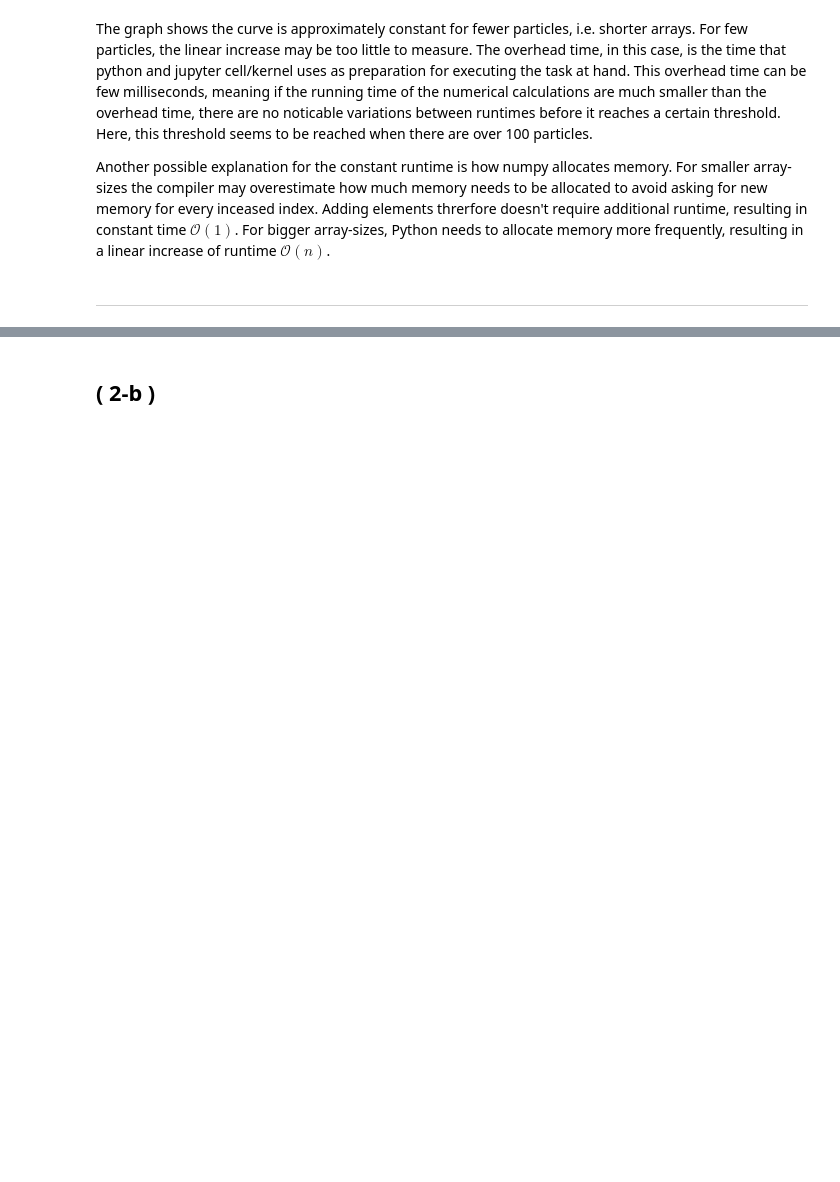
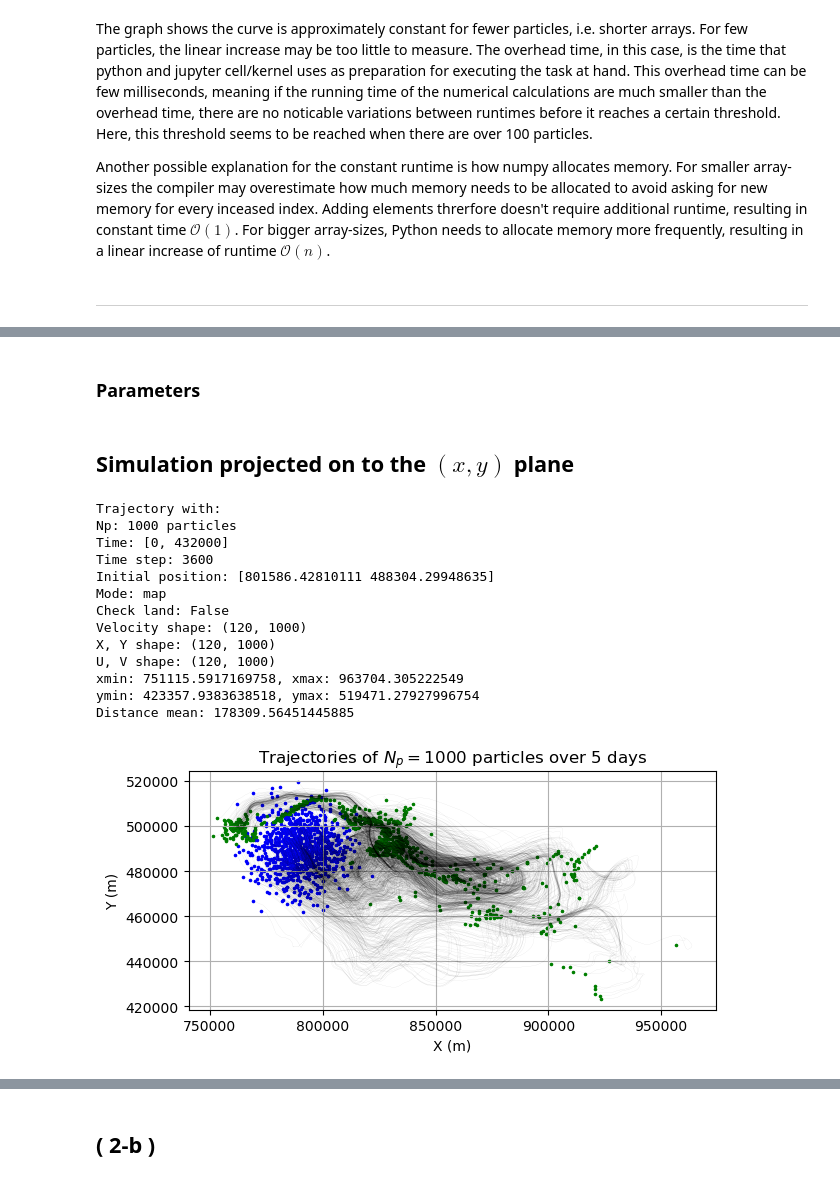
Before and after one commit to TrymSaether/Particle-transport-with-ocean-currents, a Jupyter notebook: eksempelkode.ipynb, the cells around one changed output, grey strips where cells are left out. Saved outputs shown, nothing was run; the diff lists cells and outputs as text; code cells hidden in the pictures; blank space fills up the shorter version.

```diff
--- a/eksempelkode.ipynb
+++ b/eksempelkode.ipynb
@@ -197,0 +145,47 @@ plot_params = {"alpha": 0.5, "linewidth": 0.25,"color":"cornflowerblue"}
+# %% [markdown]
+### Parameters
+# %%
+Np = 1000
+days, dt = 5, 3600
+T = [0, days * 24 * dt]
+mode = "map"
+loc, scale = [790_000, 490_000], 10_000
+dataset = xr.open_dataset("data/NorKyst-800m.nc")
+interpolator = Interpolator(dataset=dataset)
+
+streamplot_parameters = {"color": "seagreen","density": 1,"linewidth": 1,"arrowsize": 1,"arrowstyle": "->"}
+scatter_initial_parameters = {"s": 2.5, "color": "blue"}
+scatter_final_parameters = {"s": 2.5, "color": "green"}
+plot_parameters = {"alpha": 0.2, "linewidth": 0.1,"color":"black"}
+# %% [markdown]
+## Simulation projected on to the $(x,y)$ plane
+# %%
+traj_grid = Trajectory(time_interval=T, number_of_particles=Np, stepsize=dt, mode=mode, location=loc, scale=scale)
+traj_grid(interpolator)
+traj_grid.info()
+
+fig, ax = plt.subplots(1, 1)
+traj_grid.plot(ax, **plot_parameters)
+traj_grid.scatter(ax, t=0, label="initial position", **scatter_initial_parameters)
+traj_grid.scatter(ax, t=-1, label="final position", **scatter_final_parameters)
+ax.set_title(f"Trajectories of $N_p = {Np}$ particles over {days} days")
+ax.set_xlabel("X (m)")
+ax.set_ylabel("Y (m)")
+ax.grid()
+plt.tight_layout()
+plt.show()
+# %% [output]
+Trajectory with:
+Np: 1000 particles
+Time: [0, 432000]
+Time step: 3600
+Initial position: [801586.42810111 488304.29948635]
+Mode: map
+Check land: False
+Velocity shape: (120, 1000)
+X, Y shape: (120, 1000)
+U, V shape: (120, 1000)
+xmin: 751115.5917169758, xmax: 963704.305222549
+ymin: 423357.9383638518, ymax: 519471.27927996754
+Distance mean: 178309.56451445885
+[figure, added]
```
Also changed, not shown: parts of 28 cells of this notebook, 3 other files.
